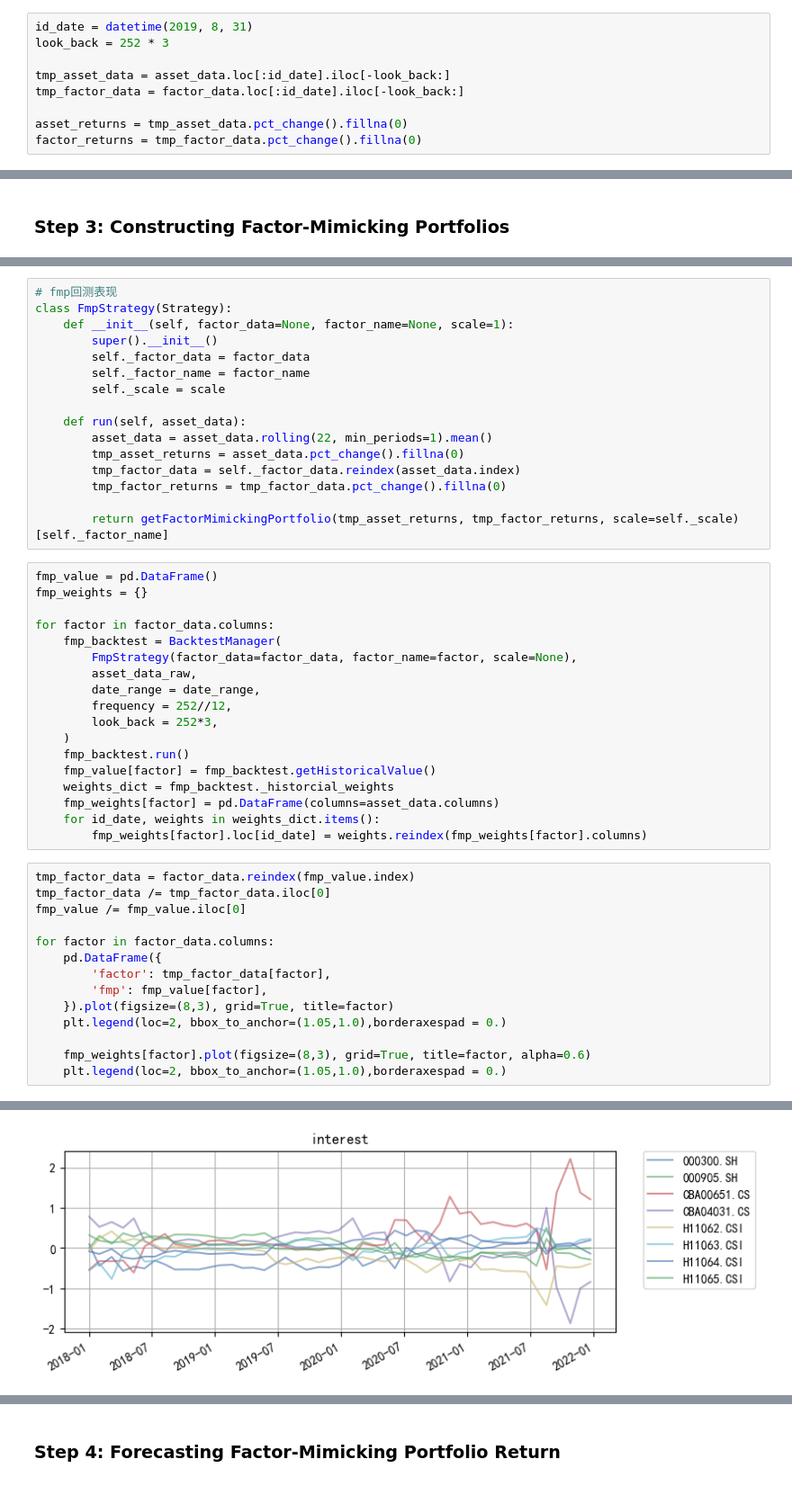
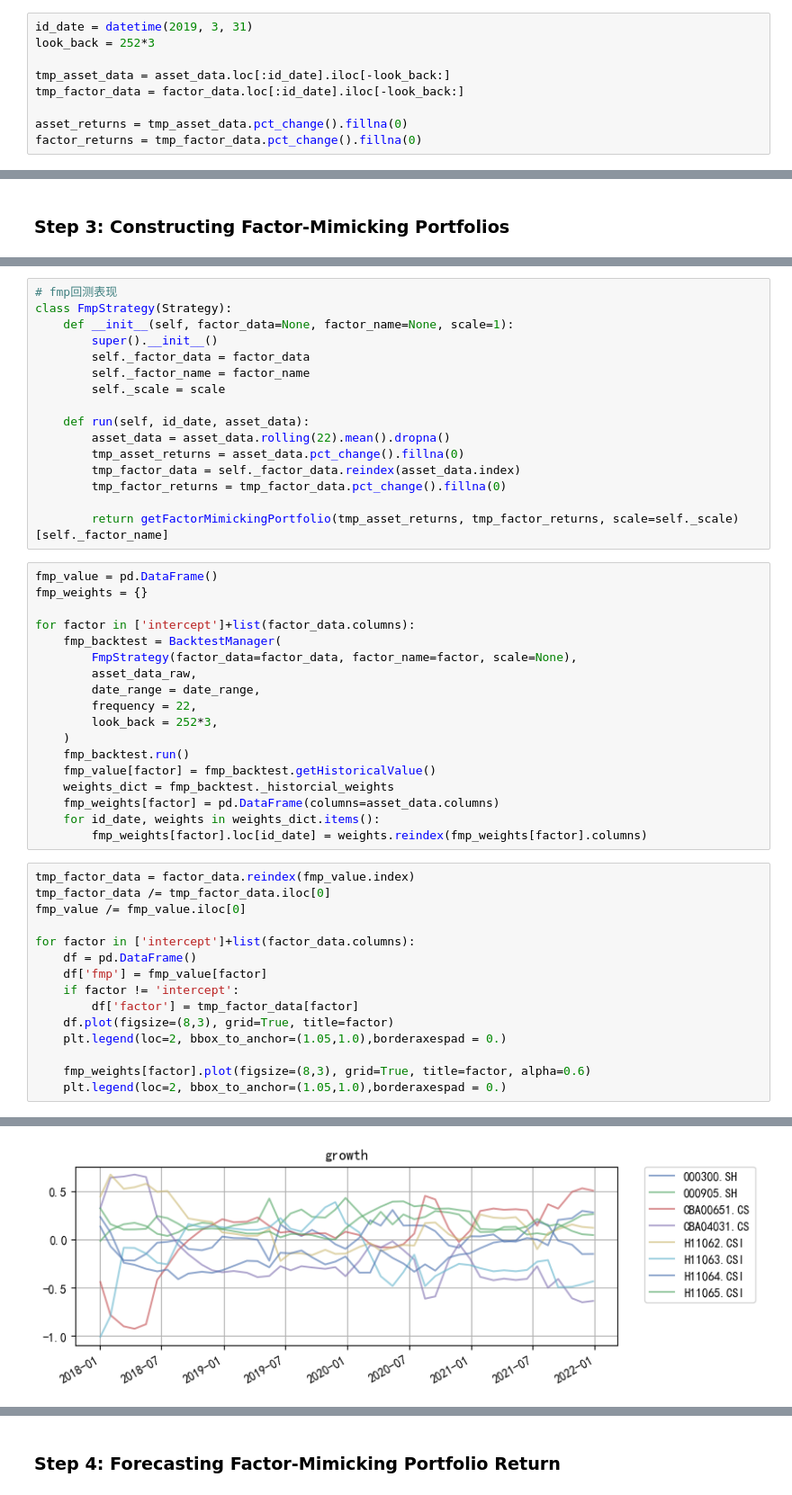
Before and after one commit to yuansicheng/factor_allocation_research, a Jupyter notebook: codes/bender_article.ipynb, the cells around one changed output, grey strips where cells are left out. Shown at 90% size. Cells and saved outputs as stored; diff of their text form.

Commit message:
update asset alpha prediction

```diff
--- a/codes/bender_article.ipynb
+++ b/codes/bender_article.ipynb
@@ -44,7 +46,7 @@ plt.legend(loc=2, bbox_to_anchor=(1.05,1.0),borderaxespad = 0.)
 [figure]
 # %%
-id_date = datetime(2019, 8, 31)
-look_back = 252 * 3
+id_date = datetime(2019, 3, 31)
+look_back = 252*3
 
 tmp_asset_data = asset_data.loc[:id_date].iloc[-look_back:]
 tmp_factor_data = factor_data.loc[:id_date].iloc[-look_back:]
@@ -92,8 +92,8 @@ class FmpStrategy(Strategy):
         self._factor_name = factor_name
         self._scale = scale
 
-    def run(self, asset_data):
-        asset_data = asset_data.rolling(22, min_periods=1).mean()
+    def run(self, id_date, asset_data):
+        asset_data = asset_data.rolling(22).mean().dropna()
         tmp_asset_returns = asset_data.pct_change().fillna(0)
         tmp_factor_data = self._factor_data.reindex(asset_data.index)
         tmp_factor_returns = tmp_factor_data.pct_change().fillna(0)
@@ -103,12 +103,12 @@ class FmpStrategy(Strategy):
 fmp_value = pd.DataFrame()
 fmp_weights = {}
 
-for factor in factor_data.columns:
+for factor in ['intercept']+list(factor_data.columns):
     fmp_backtest = BacktestManager(
         FmpStrategy(factor_data=factor_data, factor_name=factor, scale=None),
         asset_data_raw,
         date_range = date_range,
-        frequency = 252//12,
+        frequency = 22,
         look_back = 252*3,
     )
     fmp_backtest.run()
@@ -122,11 +122,12 @@ tmp_factor_data = factor_data.reindex(fmp_value.index)
 tmp_factor_data /= tmp_factor_data.iloc[0]
 fmp_value /= fmp_value.iloc[0]
 
-for factor in factor_data.columns:
-    pd.DataFrame({
-        'factor': tmp_factor_data[factor],
-        'fmp': fmp_value[factor],
-    }).plot(figsize=(8,3), grid=True, title=factor)
+for factor in ['intercept']+list(factor_data.columns):
+    df = pd.DataFrame()
+    df['fmp'] = fmp_value[factor]
+    if factor != 'intercept':
+        df['factor'] = tmp_factor_data[factor]
+    df.plot(figsize=(8,3), grid=True, title=factor)
     plt.legend(loc=2, bbox_to_anchor=(1.05,1.0),borderaxespad = 0.)
 
     fmp_weights[factor].plot(figsize=(8,3), grid=True, title=factor, alpha=0.6)
@@ -138 +139 @@ for factor in factor_data.columns:
-[figure, old version]
+[figure, new version]
```
Also changed, not shown: parts of 16 cells of this notebook, 2 other files.
